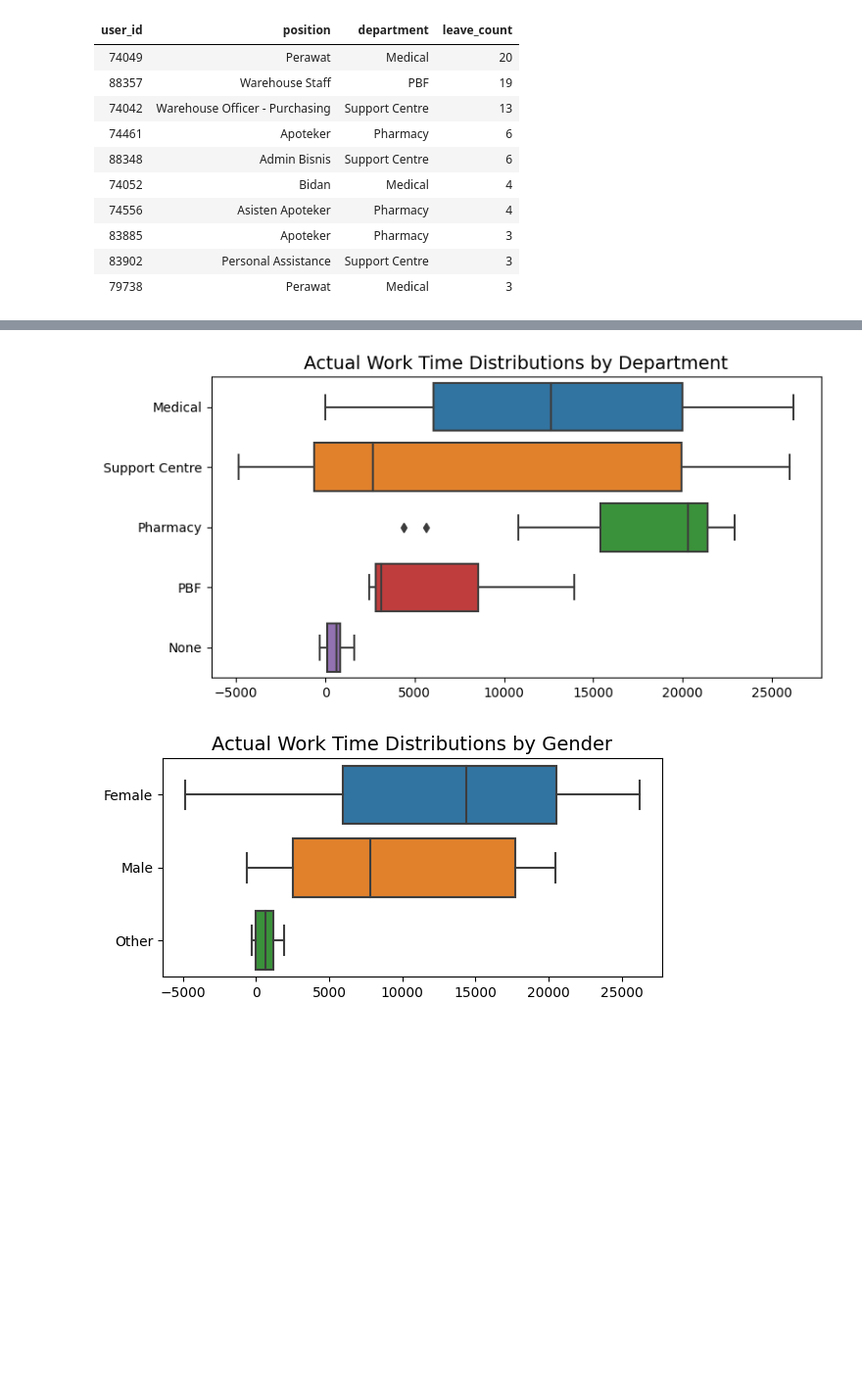
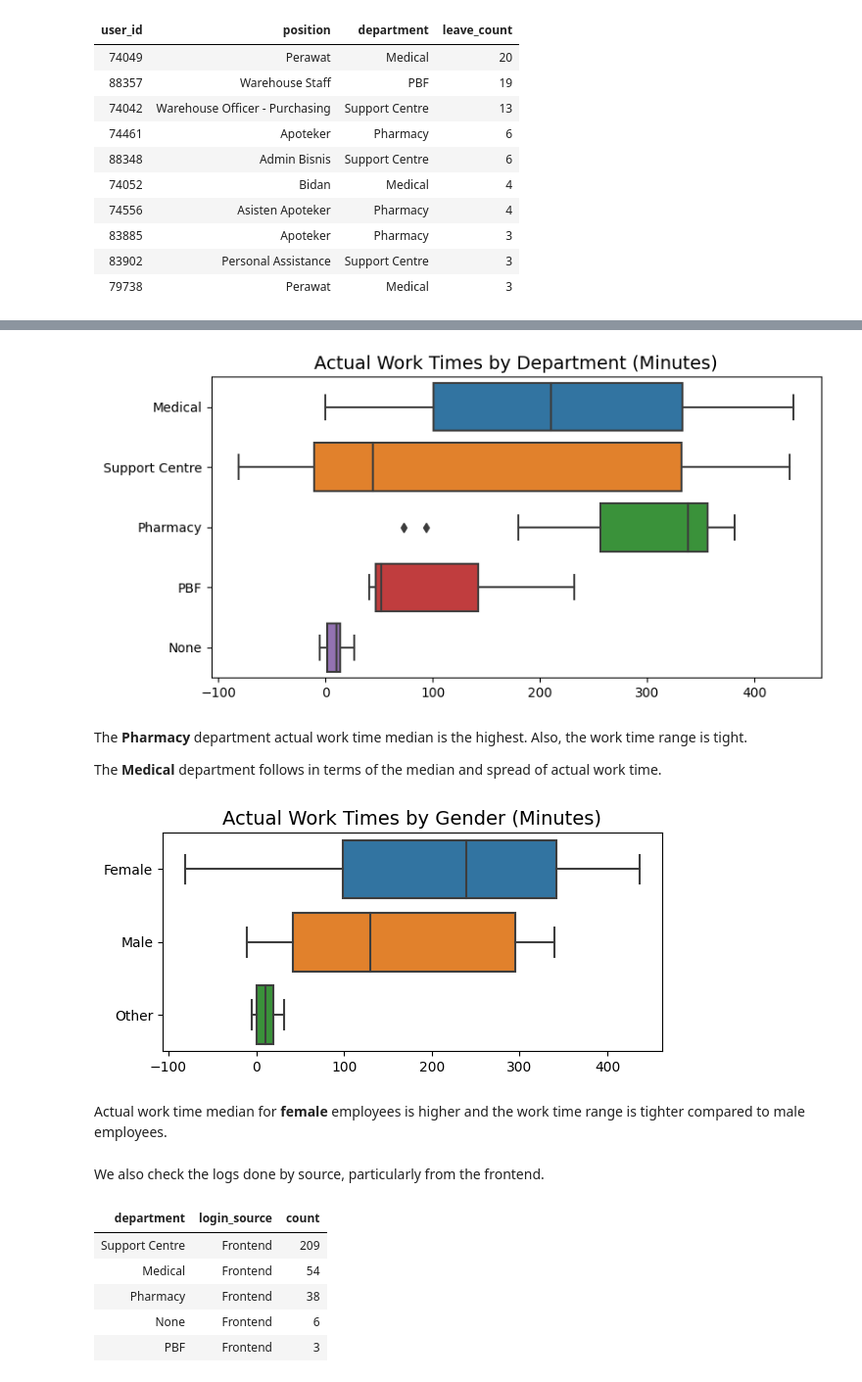
Before and after one commit to ebernardino01/DataAnalystPortfolio, a Jupyter notebook: Clockster/Clockster_Data_Analysis_Notebook.ipynb, the cells around one changed output, grey strips where cells are left out. Shown: that part at 98% size. Drawn from its saved outputs; the diff is of its cells as text; code cells hidden in the pictures; blank space fills up the shorter version.

```diff
--- a/Clockster/Clockster_Data_Analysis_Notebook.ipynb
+++ b/Clockster/Clockster_Data_Analysis_Notebook.ipynb
@@ -1137,7 +1202,7 @@ sns.boxplot(
     ax=ax
 )
 ax.set_title(
-    "Actual Work Time Distributions by Department",
+    'Actual Work Times by Department (Minutes)',
     fontsize=14
 )
 ax.set_xlabel('')
@@ -1145,7 +1210,11 @@ ax.set_ylabel('')
 plt.tight_layout()
 plt.show()
 # %% [output]
-[figure, old version]
+[figure, new version]
+# %% [markdown]
+The **Pharmacy** department actual work time median is the highest. Also, the work time range is tight.
+
+The **Medical** department follows in terms of the median and spread of actual work time.
 # %%
 # Generate box plot to show average actual time distributions by gender
 fig, ax = plt.subplots(figsize = (6, 3))
@@ -1156,7 +1225,7 @@ sns.boxplot(
     ax=ax
 )
 ax.set_title(
-    "Actual Work Time Distributions by Gender",
+    'Actual Work Times by Gender (Minutes)',
     fontsize=14
 )
 ax.set_xlabel('')
@@ -1164,4 +1233,47 @@ ax.set_ylabel('')
 plt.tight_layout()
 plt.show()
 # %% [output]
-[figure, old version]
+[figure, new version]
+# %% [markdown]
+Actual work time median for **female** employees is higher and the work time range is tighter compared to male employees.
+# %% [markdown]
+We also check the logs done by source, particularly from the frontend.
+# %%
+# Merge attendance with users
+att_cols = [
+    'user_id', 'date', 'login_time', 'source_in', 'logout_time', 'source_out'
+]
+user_cols = [
+    'user_id', 'gender', 'position', 'department'
+]
+att_user = pd.merge(
+    df_att_clean[att_cols],
+    df_user_clean[user_cols],
+    on=['user_id'],
+    how='inner'
+)
+
+login_source_by_department = \
+    att_user.query(
+        "source_in == 'Frontend'"
+    ).groupby(['department', 'source_in'])['user_id'].count().reset_index()
+login_source_by_department = \
+    login_source_by_department.sort_values(
+        by='user_id',
+        ascending=False
+    )
+login_source_by_department.rename(
+    columns={
+        'source_in': 'login_source',
+        'user_id': 'count'
+    },
+    inplace=True
+)
+login_source_by_department.style.hide(axis='index')
+# %% [output]
+| department | login_source | count |
+| Support Centre | Frontend | 209 |
+| Medical | Frontend | 54 |
+| Pharmacy | Frontend | 38 |
+| None | Frontend | 6 |
+| PBF | Frontend | 3 |
```
Also changed, not shown: parts of 23 cells of this notebook.
